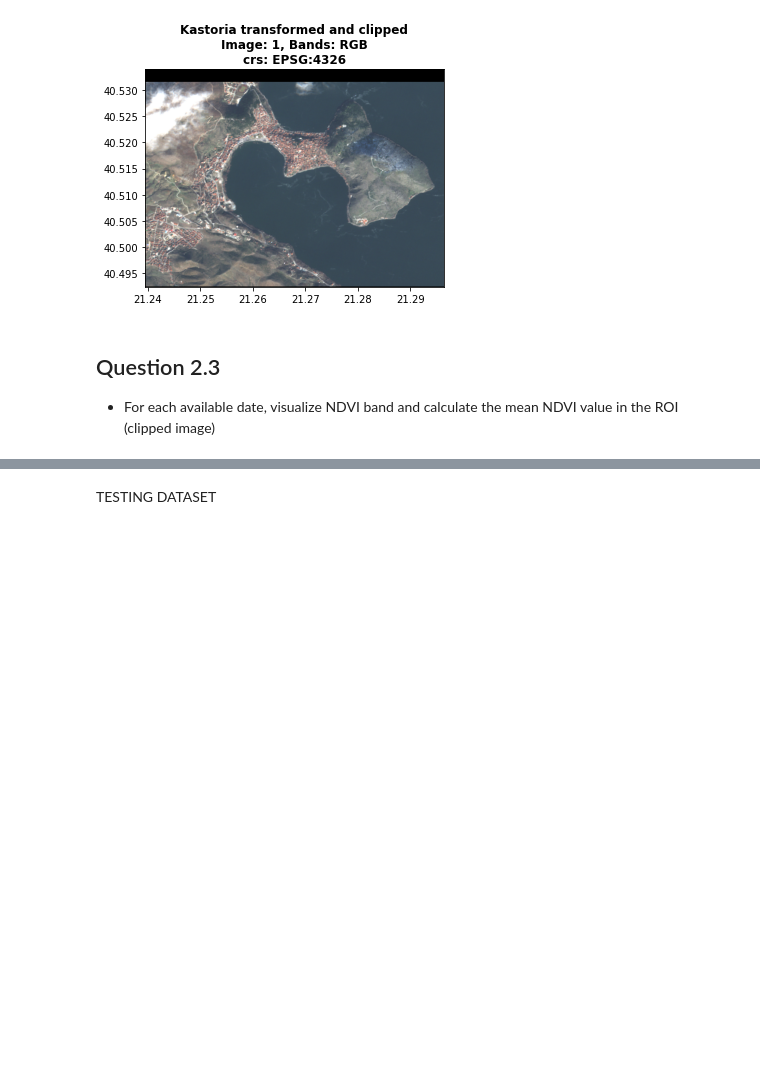
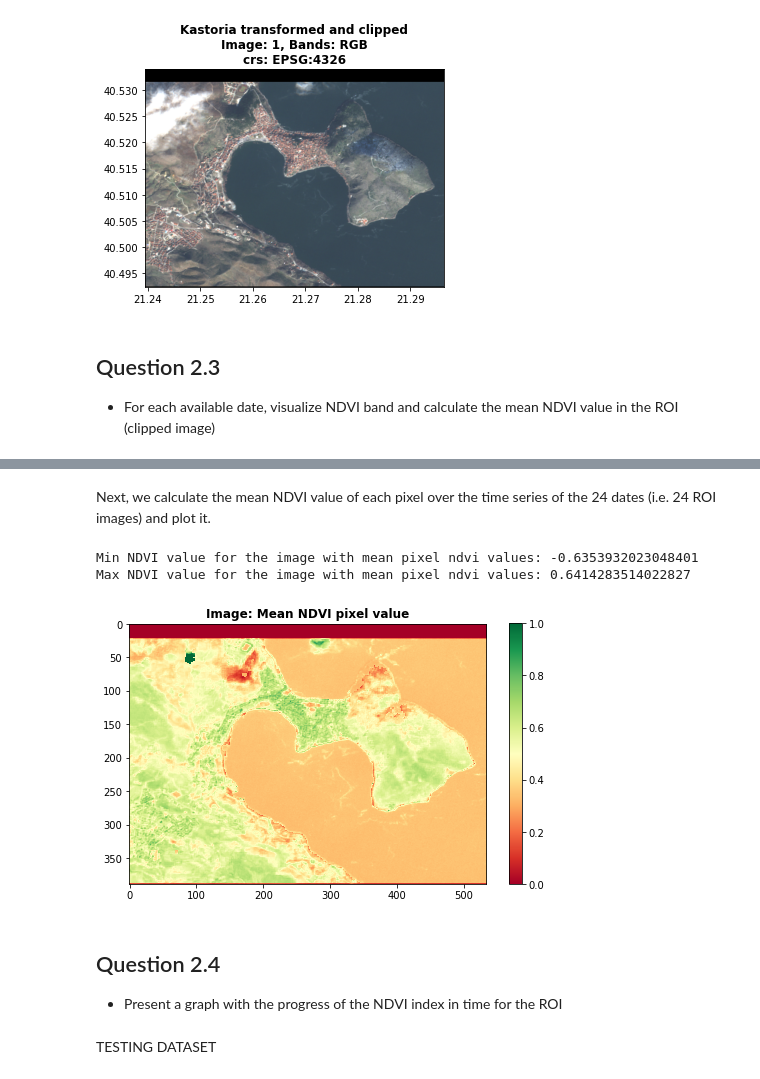
Before and after one commit to billdepo/Geospatial-Big-Data-Analytics-Lab, a Jupyter notebook: Lab02/Depastas_Vasileios_Geospatial_lab2.ipynb, the cells around one changed output, grey strips where cells are left out. Saved outputs shown, nothing was run; the diff lists cells and outputs as text; code cells hidden in the pictures; blank space fills up the shorter version.

```diff
--- a/Lab02/Depastas_Vasileios_Geospatial_lab2.ipynb
+++ b/Lab02/Depastas_Vasileios_Geospatial_lab2.ipynb
@@ -267,3 +302,43 @@ with rasterio.open(fp=full_kastoria_new_crs_clipped_tiff_path, mode='r') as kast
+# %% [markdown]
+Next, we calculate the mean NDVI value of each pixel over the time series of the 24 dates (i.e. 24 ROI images) and plot it.
+# %%
+with rasterio.open(fp=full_kastoria_new_crs_clipped_tiff_path, mode="r") as clipped_dataset: # open the crs transfrmed and clipped dataset
+    first_image_first_band = clipped_dataset.read(1) # select any band (here for simplicity the 1st) of the first image available in the dataset
+    ndvi_sum_array = np.zeros_like(first_image_first_band) # array with zeros of proper size that will hold the sum of ndvi values over the 24 images (taking in 24 different dates)
+
+with rasterio.open(fp=full_kastoria_new_crs_clipped_tiff_path, mode='r') as kastoria_tif_transformed_clipped: # open modified crs and clipped image dataset
+    for i in range(1, kastoria_tif_transformed_clipped.count + 1, 10): #1 to 240 (included) with step 10 to get all the images's red and nir bands
+        red_band_index, nir_band_index = i+3, i+4 #eg for first image the indexes are (3,4), for second image (13,14) etc.
+
+        # calculate the ndvi band for each image of the transformed & clipped dataset
+        red_band = kastoria_tif_transformed_clipped.read(red_band_index) # RED band
+        nir_band = kastoria_tif_transformed_clipped.read(nir_band_index) # NIR band
+        ndvi_band = calculate_ndvi_band(red_band=red_band, nir_band=nir_band) # NDVI band calculation
+
+        # update nvdvi sum array by just adding element/pixel wise the values of each image one after another
+        ndvi_sum_array += ndvi_band
+
+    # having added the ndvi values of each pixel for the 24 dates, we now have to divide with 24 to get the mean
+    ndvi_mean_array = np.divide(ndvi_sum_array, 24)
+
+    # display mean ndvi pixel value in a single image
+    fig, ax = plt.subplots(figsize=(8, 8)) # figure with ndvi band and colormap on the side (vertical)
+    # use imshow so that we have something to map the colorbar to
+    image_hidden = ax.imshow(kastoria_tif_transformed_clipped.read(1), cmap='RdYlGn')
+    # plot on the same axis with rio.plot.show
+    show(source=ndvi_mean_array, ax=ax, title=f'Image: Mean NDVI pixel value', cmap='RdYlGn', with_bounds=True)
+    # add colorbar using the now hidden image
+    fig.colorbar(image_hidden, ax=ax, shrink=0.6)
+
+print(f'Min NDVI value for the image with mean pixel ndvi values: {np.nanmin(ndvi_mean_array)}')
+print(f'Max NDVI value for the image with mean pixel ndvi values: {np.nanmax(ndvi_mean_array)}')
+# %% [output]
+Min NDVI value for the image with mean pixel ndvi values: -0.6353932023048401
+Max NDVI value for the image with mean pixel ndvi values: 0.6414283514022827
+[figure, added]
+# %% [markdown]
+## Question 2.4
+- Present a graph with the progress of the NDVI index in time for the ROI
 # %% [markdown]
 TESTING DATASET
 # %%
```
Also changed, not shown: parts of 5 cells of this notebook.
